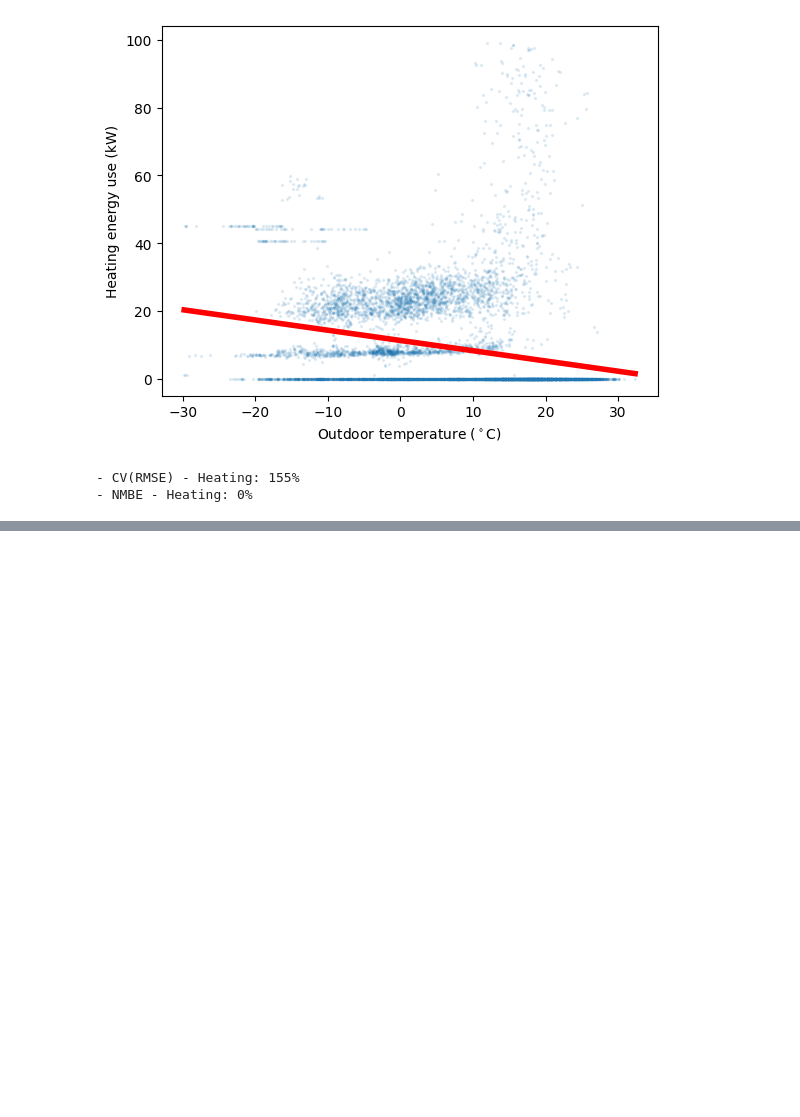
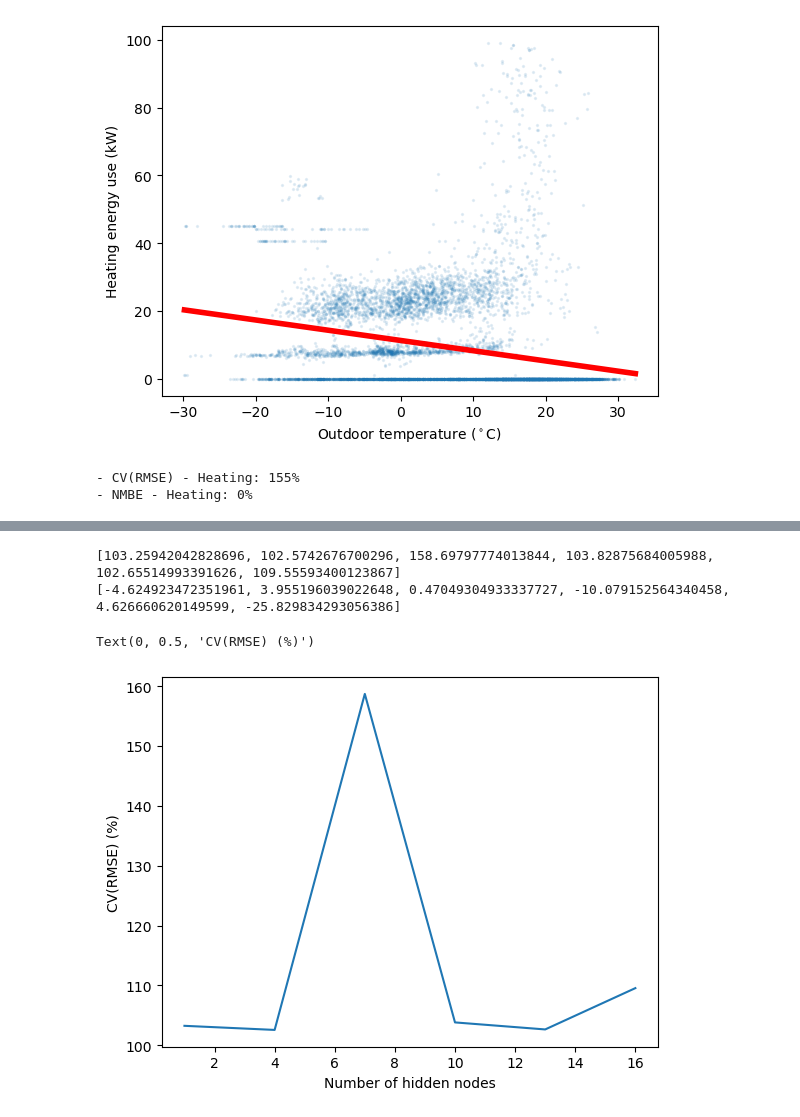
Before and after one commit to theboyisnoone1/BLDG5301F-Final-Project, a Jupyter notebook: Final_Project.ipynb, the cells around one changed output, grey strips where cells are left out. Drawn from its saved outputs; the diff is of its cells as text; code cells hidden in the pictures; blank space fills up the shorter version.

```diff
--- a/Final_Project.ipynb
+++ b/Final_Project.ipynb
@@ -235,0 +351,40 @@ print(f"- NMBE - Heating: {round(nmbe_heating)}%")
+# %%
+
+cv_rmse = []
+nmbe = []
+for i in range (1,19,3):
+    params = { 'hidden_layer_sizes' : [i,i],
+        'activation' : 'relu', 'solver' : 'adam',
+        'alpha' : 0.0, 'batch_size' : 10,
+        'random_state' : 0, 'tol' : 0.0001,
+        'nesterovs_momentum' : False,
+        'learning_rate' : 'constant',
+        'learning_rate_init' : 0.01,
+        'max_iter' : 1000, 'shuffle' : True,
+        'n_iter_no_change' : 50, 'verbose' : False }
+
+    net = MLPRegressor(**params)
+
+    X1 = pd.concat([weather['T2M'],weather['RH2M']],axis = 1)
+    y1 = energy['Cooling']
+
+    X1_train, X1_test, y1_train, y1_test = train_test_split(X1, y1, test_size=0.3, random_state=0)
+
+    net.fit(X1_train,y1_train)
+
+    residuals = net.predict(X1_test) -  y1_test
+    rmse = np.sqrt(np.mean((residuals**2)))
+    cv_rmse.append(rmse/np.mean(y1_test)*100)
+    nmbe.append(np.mean(residuals)/np.mean(y1_test)*100)
+
+print(cv_rmse)
+print(nmbe)
+
+plt.plot(np.linspace(1,16,6),cv_rmse)
+plt.xlabel("Number of hidden nodes")
+plt.ylabel("CV(RMSE) (%)")
+# %% [output]
+[103.25942042828696, 102.5742676700296, 158.69797774013844, 103.82875684005988, 102.65514993391626, 109.55593400123867]
+[-4.624923472351961, 3.955196039022648, 0.47049304933337727, -10.079152564340458, 4.626660620149599, -25.829834293056386]
+Text(0, 0.5, 'CV(RMSE) (%)')
+[figure, added]
```
Also changed, not shown: parts of 7 cells of this notebook.
